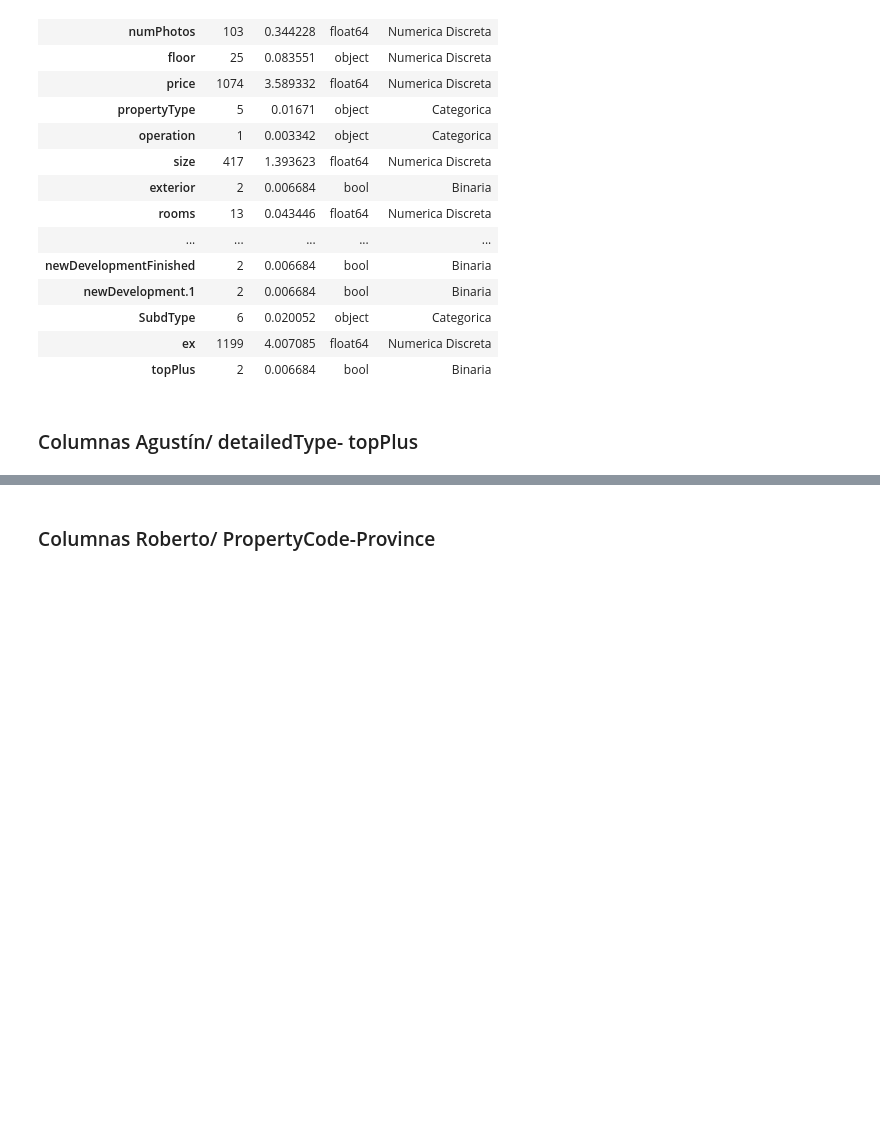
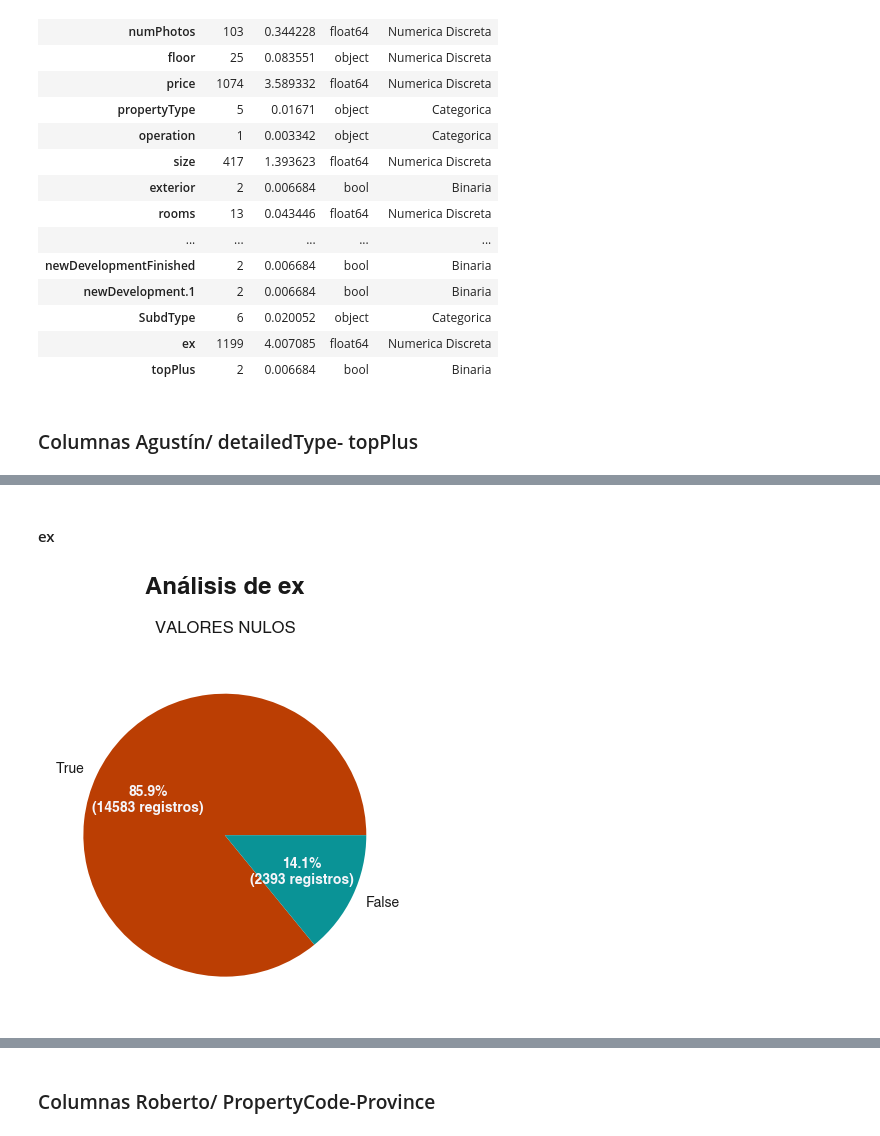
Before and after one commit to asgr29/EDA_Inmuebles_Idealista, a Jupyter notebook: src/notebooks/notebook-eda.ipynb, the cells around one changed output, grey strips where cells are left out. Cells and saved outputs as stored; diff of their text form; code cells hidden in the pictures; blank space fills up the shorter version.

```diff
--- a/src/notebooks/notebook-eda.ipynb
+++ b/src/notebooks/notebook-eda.ipynb
@@ -2363,0 +2392,9 @@ df_tipificacion
+# %%
+def format_autopct(values):
+	def autopct(pct):
+		total = sum(values)
+		value = int(round(pct*total/100.0))
+
+		return f"{pct:.1f}%\n({value:d} registros)"
+
+	return autopct
@@ -2363,0 +4210,54 @@ df_tipificacion
+# %% [markdown]
+#### ex
+# %%
+fig, axs = plt.subplots(dpi=100,
+						figsize=(10, 4),
+						layout="constrained")
+
+font_config = {
+	"family": "Helvetica",
+	"size": "xx-large",
+	"weight": "bold"
+}
+fig.suptitle("Análisis de ex",
+			 color="#191919",
+			 fontproperties=font_config,
+			 y=1.10)
+
+#--------------------------------------
+# PIE CHART
+#--------------------------------------
+data = df_normalized["ex"].isna().value_counts()
+
+font_config = {
+	"family": "Helvetica",
+	"size": "large",
+}
+axs.set_title("Valores nulos".upper(),
+			  color="#191919",
+			  fontproperties=font_config,
+			  y=1.05)
+
+font_config = {
+	"color": "#F5F5FA",
+	"family": "Helvetica",
+	"size": "medium",
+	"weight": "bold"
+}
+patches, texts, pcts = axs.pie(x=data.values,
+							   labels=data.index,
+							   data=data,
+							   autopct=format_autopct(data.values),
+							   colors=["#BB3E03", "#0a9396"],
+							   textprops=font_config)
+
+font_config = {
+	"family": "Helvetica",
+	"size": "medium",
+	"weight": "normal"
+}
+for i, patch in enumerate(patches):
+	texts[i].set_color("#191919")
+	texts[i].set_fontproperties(font_config)
+# %% [output]
+[figure, added]
```
Also changed, not shown: parts of 47 cells of this notebook.
